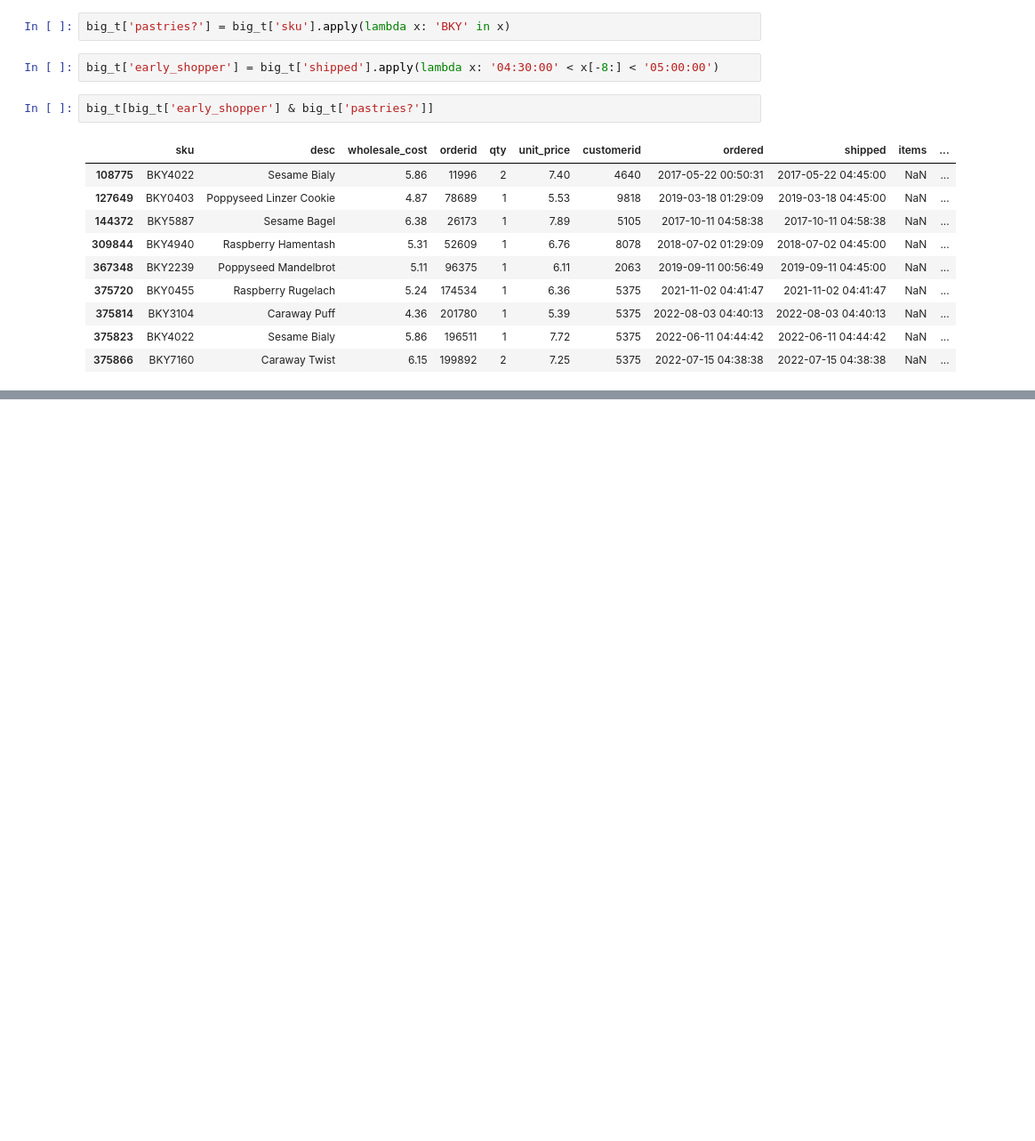
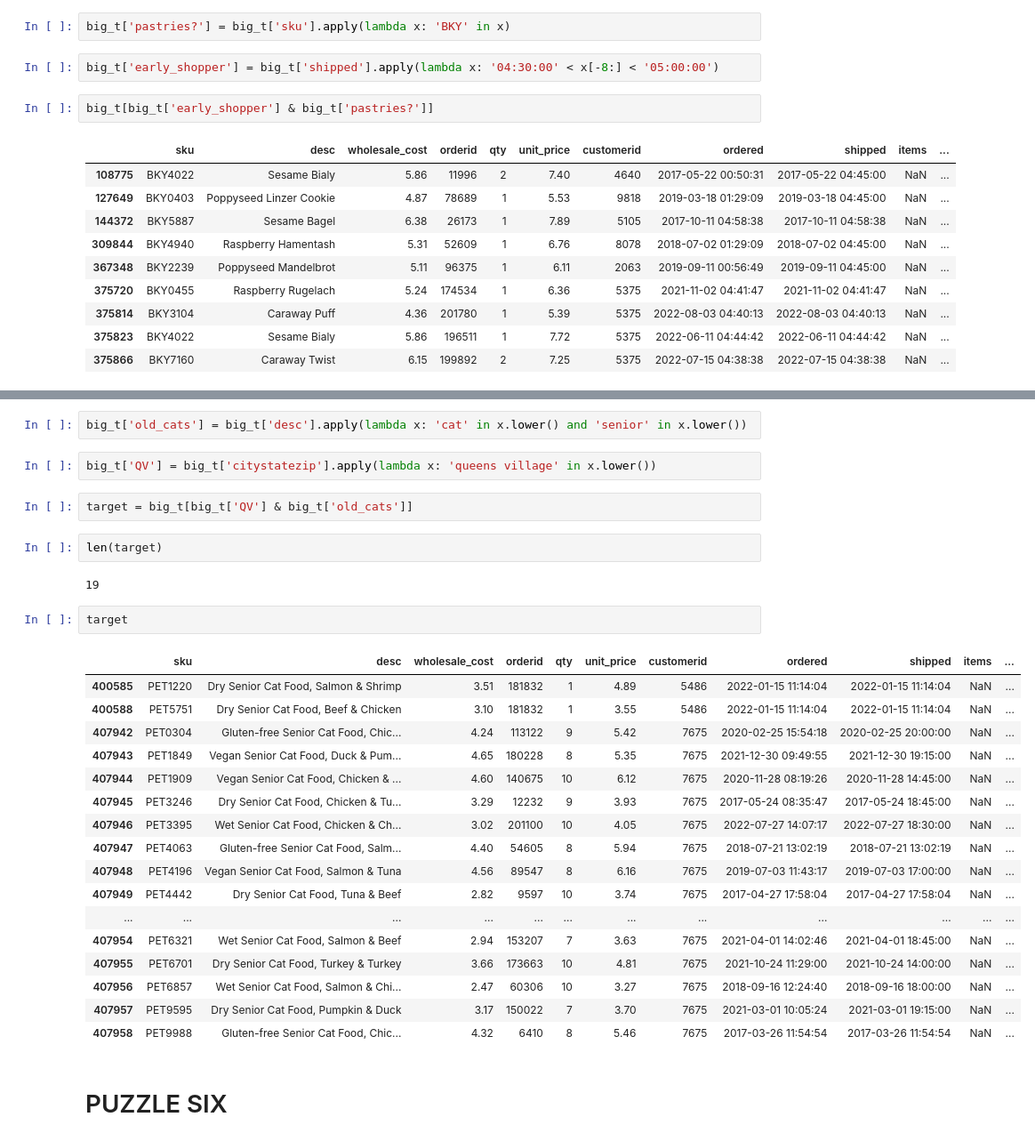
Before and after one commit to etiennelecha/hoc_2022, a Jupyter notebook: hannukah_of_code_22.ipynb, the cells around one changed output, grey strips where cells are left out. Shown at 89% size. Saved outputs shown, nothing was run; the diff lists cells and outputs as text; blank space fills up the shorter version.

```diff
--- a/hannukah_of_code_22.ipynb
+++ b/hannukah_of_code_22.ipynb
@@ -150,0 +173,32 @@ big_t[big_t['early_shopper'] & big_t['pastries?']]
+# %%
+big_t['old_cats'] = big_t['desc'].apply(lambda x: 'cat' in x.lower() and 'senior' in x.lower())
+# %%
+big_t['QV'] = big_t['citystatezip'].apply(lambda x: 'queens village' in x.lower())
+# %%
+target = big_t[big_t['QV'] & big_t['old_cats']]
+# %%
+len(target)
+# %% [output]
+19
+# %%
+target
+# %% [output]
+|  | sku | desc | wholesale_cost | orderid | qty | unit_price | customerid | ordered | shipped | items | ... |
+| 400585 | PET1220 | Dry Senior Cat Food, Salmon & Shrimp | 3.51 | 181832 | 1 | 4.89 | 5486 | 2022-01-15 11:14:04 | 2022-01-15 11:14:04 | NaN | ... |
+| 400588 | PET5751 | Dry Senior Cat Food, Beef & Chicken | 3.10 | 181832 | 1 | 3.55 | 5486 | 2022-01-15 11:14:04 | 2022-01-15 11:14:04 | NaN | ... |
+| 407942 | PET0304 | Gluten-free Senior Cat Food, Chic... | 4.24 | 113122 | 9 | 5.42 | 7675 | 2020-02-25 15:54:18 | 2020-02-25 20:00:00 | NaN | ... |
+| 407943 | PET1849 | Vegan Senior Cat Food, Duck & Pum... | 4.65 | 180228 | 8 | 5.35 | 7675 | 2021-12-30 09:49:55 | 2021-12-30 19:15:00 | NaN | ... |
+| 407944 | PET1909 | Vegan Senior Cat Food, Chicken & ... | 4.60 | 140675 | 10 | 6.12 | 7675 | 2020-11-28 08:19:26 | 2020-11-28 14:45:00 | NaN | ... |
+| 407945 | PET3246 | Dry Senior Cat Food, Chicken & Tu... | 3.29 | 12232 | 9 | 3.93 | 7675 | 2017-05-24 08:35:47 | 2017-05-24 18:45:00 | NaN | ... |
+| 407946 | PET3395 | Wet Senior Cat Food, Chicken & Ch... | 3.02 | 201100 | 10 | 4.05 | 7675 | 2022-07-27 14:07:17 | 2022-07-27 18:30:00 | NaN | ... |
+| 407947 | PET4063 | Gluten-free Senior Cat Food, Salm... | 4.40 | 54605 | 8 | 5.94 | 7675 | 2018-07-21 13:02:19 | 2018-07-21 13:02:19 | NaN | ... |
+| 407948 | PET4196 | Vegan Senior Cat Food, Salmon & Tuna | 4.56 | 89547 | 8 | 6.16 | 7675 | 2019-07-03 11:43:17 | 2019-07-03 17:00:00 | NaN | ... |
+| 407949 | PET4442 | Dry Senior Cat Food, Tuna & Beef | 2.82 | 9597 | 10 | 3.74 | 7675 | 2017-04-27 17:58:04 | 2017-04-27 17:58:04 | NaN | ... |
+| ... | ... | ... | ... | ... | ... | ... | ... | ... | ... | ... | ... |
+| 407954 | PET6321 | Wet Senior Cat Food, Salmon & Beef | 2.94 | 153207 | 7 | 3.63 | 7675 | 2021-04-01 14:02:46 | 2021-04-01 18:45:00 | NaN | ... |
+| 407955 | PET6701 | Dry Senior Cat Food, Turkey & Turkey | 3.66 | 173663 | 10 | 4.81 | 7675 | 2021-10-24 11:29:00 | 2021-10-24 14:00:00 | NaN | ... |
+| 407956 | PET6857 | Wet Senior Cat Food, Salmon & Chi... | 2.47 | 60306 | 10 | 3.27 | 7675 | 2018-09-16 12:24:40 | 2018-09-16 18:00:00 | NaN | ... |
+| 407957 | PET9595 | Dry Senior Cat Food, Pumpkin & Duck | 3.17 | 150022 | 7 | 3.70 | 7675 | 2021-03-01 10:05:24 | 2021-03-01 19:15:00 | NaN | ... |
+| 407958 | PET9988 | Gluten-free Senior Cat Food, Chic... | 4.32 | 6410 | 8 | 5.46 | 7675 | 2017-03-26 11:54:54 | 2017-03-26 11:54:54 | NaN | ... |
+# %% [markdown]
+# PUZZLE SIX
```
Also changed, not shown: parts of 22 cells of this notebook.
